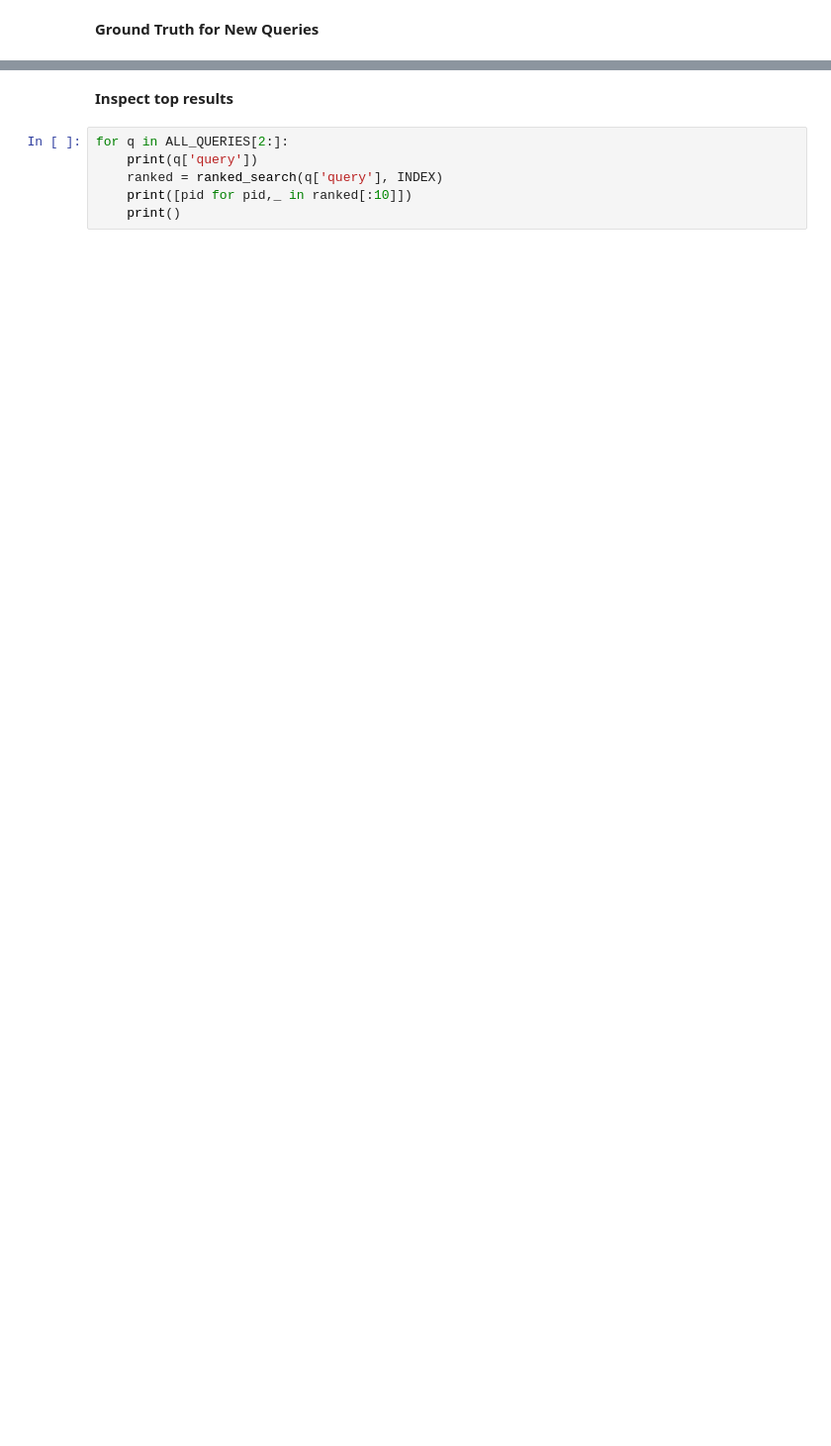
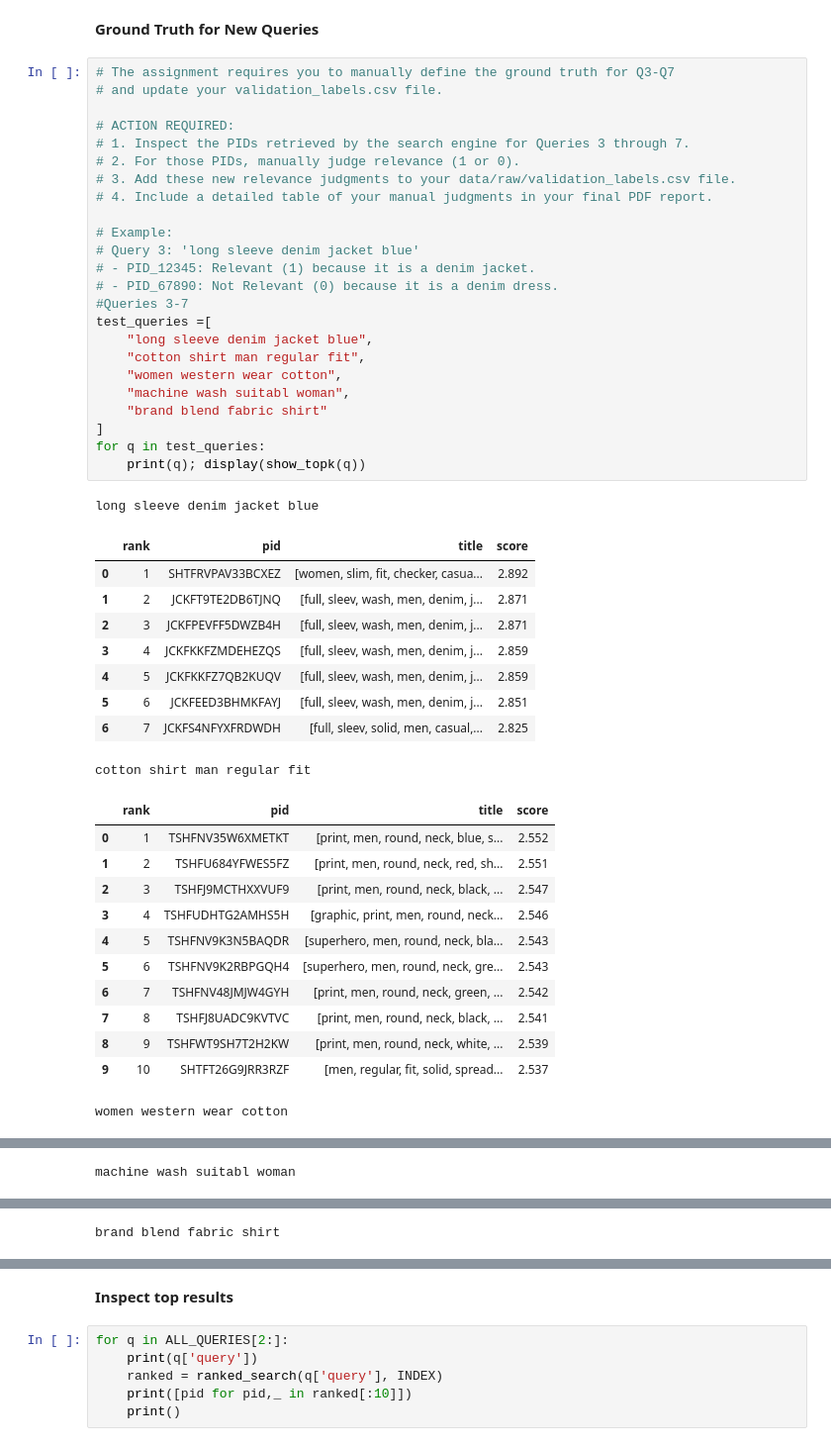
Before and after one commit to Ramonawestphal/IRWA_Final_Project, a Jupyter notebook: project_progress/part_2/Part_2_v1.ipynb, the cells around one changed output, grey strips where cells are left out. Shown at 99% size. Saved outputs shown, nothing was run; the diff lists cells and outputs as text; blank space fills up the shorter version.

```diff
--- a/project_progress/part_2/Part_2_v1.ipynb
+++ b/project_progress/part_2/Part_2_v1.ipynb
@@ -399,3 +394,50 @@ print(f"\nMAP over {len(EVAL_QUERIES)} queries: {round(mean_average_precision(AP
 MAP over 2 queries: 0.0
 # %% [markdown]
 **Ground Truth for New Queries**
+# %%
+# The assignment requires you to manually define the ground truth for Q3-Q7
+# and update your validation_labels.csv file.
+
+# ACTION REQUIRED:
+# 1. Inspect the PIDs retrieved by the search engine for Queries 3 through 7.
+# 2. For those PIDs, manually judge relevance (1 or 0).
+# 3. Add these new relevance judgments to your data/raw/validation_labels.csv file.
+# 4. Include a detailed table of your manual judgments in your final PDF report.
+
+# Example:
+# Query 3: 'long sleeve denim jacket blue'
+# - PID_12345: Relevant (1) because it is a denim jacket.
+# - PID_67890: Not Relevant (0) because it is a denim dress.
+#Queries 3-7
+test_queries =[
+    "long sleeve denim jacket blue",
+    "cotton shirt man regular fit",
+    "women western wear cotton",
+    "machine wash suitabl woman",
+    "brand blend fabric shirt"
+]
+for q in test_queries:
+    print(q); display(show_topk(q))
+# %% [output]
+long sleeve denim jacket blue
+|  | rank | pid | title | score |
+| 0 | 1 | SHTFRVPAV33BCXEZ | [women, slim, fit, checker, casua... | 2.892 |
+| 1 | 2 | JCKFT9TE2DB6TJNQ | [full, sleev, wash, men, denim, j... | 2.871 |
+| 2 | 3 | JCKFPEVFF5DWZB4H | [full, sleev, wash, men, denim, j... | 2.871 |
+| 3 | 4 | JCKFKKFZMDEHEZQS | [full, sleev, wash, men, denim, j... | 2.859 |
+| 4 | 5 | JCKFKKFZ7QB2KUQV | [full, sleev, wash, men, denim, j... | 2.859 |
+| 5 | 6 | JCKFEED3BHMKFAYJ | [full, sleev, wash, men, denim, j... | 2.851 |
+| 6 | 7 | JCKFS4NFYXFRDWDH | [full, sleev, solid, men, casual,... | 2.825 |
+cotton shirt man regular fit
+|  | rank | pid | title | score |
+| 0 | 1 | TSHFNV35W6XMETKT | [print, men, round, neck, blue, s... | 2.552 |
+| 1 | 2 | TSHFU684YFWES5FZ | [print, men, round, neck, red, sh... | 2.551 |
+| 2 | 3 | TSHFJ9MCTHXXVUF9 | [print, men, round, neck, black, ... | 2.547 |
+| 3 | 4 | TSHFUDHTG2AMHS5H | [graphic, print, men, round, neck... | 2.546 |
+| 4 | 5 | TSHFNV9K3N5BAQDR | [superhero, men, round, neck, bla... | 2.543 |
+| 5 | 6 | TSHFNV9K2RBPGQH4 | [superhero, men, round, neck, gre... | 2.543 |
+| 6 | 7 | TSHFNV48JMJW4GYH | [print, men, round, neck, green, ... | 2.542 |
+| 7 | 8 | TSHFJ8UADC9KVTVC | [print, men, round, neck, black, ... | 2.541 |
+| 8 | 9 | TSHFWT9SH7T2H2KW | [print, men, round, neck, white, ... | 2.539 |
+| 9 | 10 | SHTFT26G9JRR3RZF | [men, regular, fit, solid, spread... | 2.537 |
+women western wear cotton
@@ -401,0 +455 @@ MAP over 2 queries: 0.0
+machine wash suitabl woman
@@ -401,0 +467 @@ MAP over 2 queries: 0.0
+brand blend fabric shirt
```
Also changed, not shown: parts of 7 cells of this notebook.
